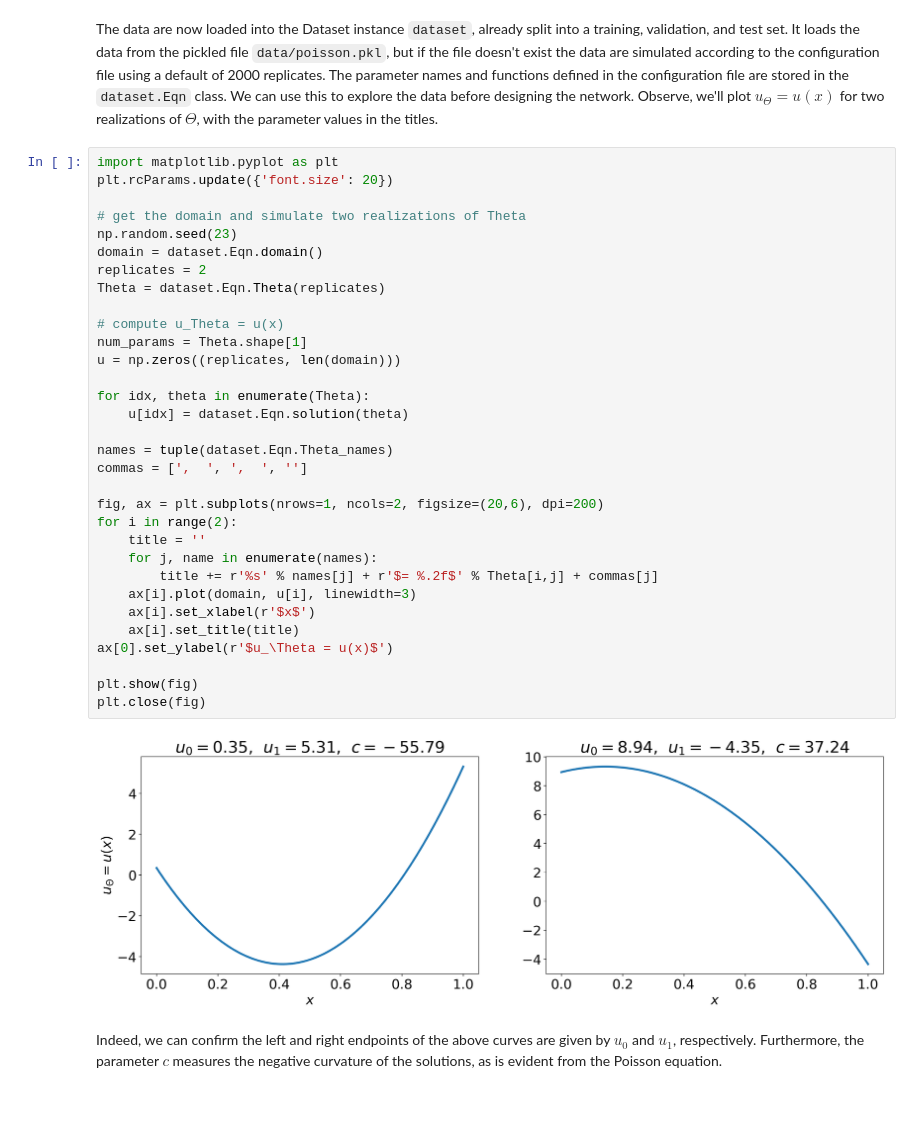
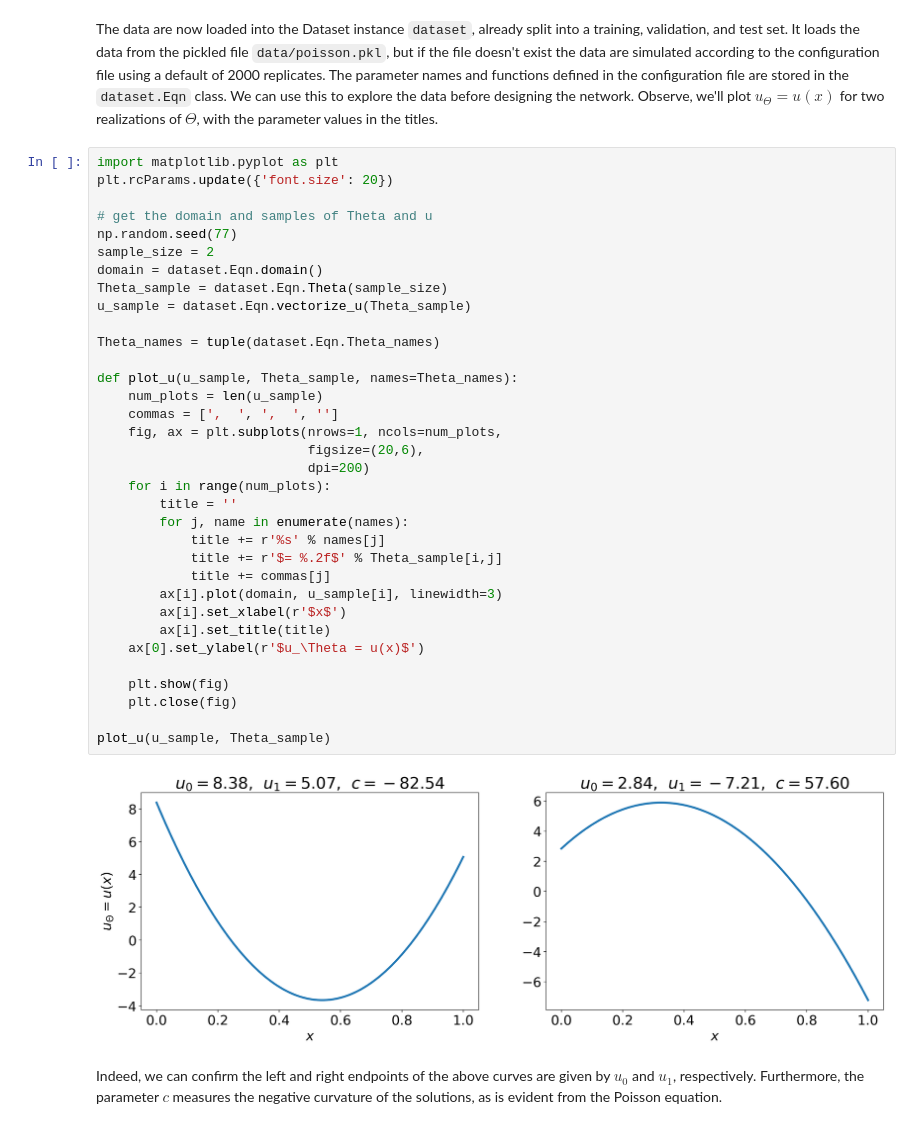
Before and after one commit to mattlukac/IPDESA, a Jupyter notebook: poisson_encoder_example.ipynb, the cells around one changed output. Saved outputs shown, nothing was run; the diff lists cells and outputs as text.

```diff
--- a/poisson_encoder_example.ipynb
+++ b/poisson_encoder_example.ipynb
@@ -126,37 +128,39 @@ with the parameter values in the titles.
 # %%
 import matplotlib.pyplot as plt
 plt.rcParams.update({'font.size': 20})
 
-# get the domain and simulate two realizations of Theta
-np.random.seed(23)
+# get the domain and samples of Theta and u
+np.random.seed(77)
+sample_size = 2
 domain = dataset.Eqn.domain()
-replicates = 2
-Theta = dataset.Eqn.Theta(replicates)
+Theta_sample = dataset.Eqn.Theta(sample_size)
+u_sample = dataset.Eqn.vectorize_u(Theta_sample)
 
-# compute u_Theta = u(x)
-num_params = Theta.shape[1]
-u = np.zeros((replicates, len(domain)))
+Theta_names = tuple(dataset.Eqn.Theta_names)
 
-for idx, theta in enumerate(Theta):
-    u[idx] = dataset.Eqn.solution(theta)
+def plot_u(u_sample, Theta_sample, names=Theta_names):
+    num_plots = len(u_sample)
+    commas = [',  ', ',  ', '']
+    fig, ax = plt.subplots(nrows=1, ncols=num_plots,
+                           figsize=(20,6),
+                           dpi=200)
+    for i in range(num_plots):
+        title = ''
+        for j, name in enumerate(names):
+            title += r'%s' % names[j]
+            title += r'$= %.2f$' % Theta_sample[i,j]
+            title += commas[j]
+        ax[i].plot(domain, u_sample[i], linewidth=3)
+        ax[i].set_xlabel(r'$x$')
+        ax[i].set_title(title)
+    ax[0].set_ylabel(r'$u_\Theta = u(x)$')
 
-names = tuple(dataset.Eqn.Theta_names)
-commas = [',  ', ',  ', '']
+    plt.show(fig)
+    plt.close(fig)
 
-fig, ax = plt.subplots(nrows=1, ncols=2, figsize=(20,6), dpi=200)
-for i in range(2):
-    title = ''
-    for j, name in enumerate(names):
-        title += r'%s' % names[j] + r'$= %.2f$' % Theta[i,j] + commas[j]
-    ax[i].plot(domain, u[i], linewidth=3)
-    ax[i].set_xlabel(r'$x$')
-    ax[i].set_title(title)
-ax[0].set_ylabel(r'$u_\Theta = u(x)$')
-
-plt.show(fig)
-plt.close(fig)
+plot_u(u_sample, Theta_sample)
 # %% [output]
-[figure, old version]
+[figure, new version]
 # %% [markdown]
 Indeed, we can confirm the left and right endpoints
 of the above curves are given by $u_0$ and $u_1$, respectively.
```
Also changed, not shown: parts of 12 cells of this notebook, 2 other files.
